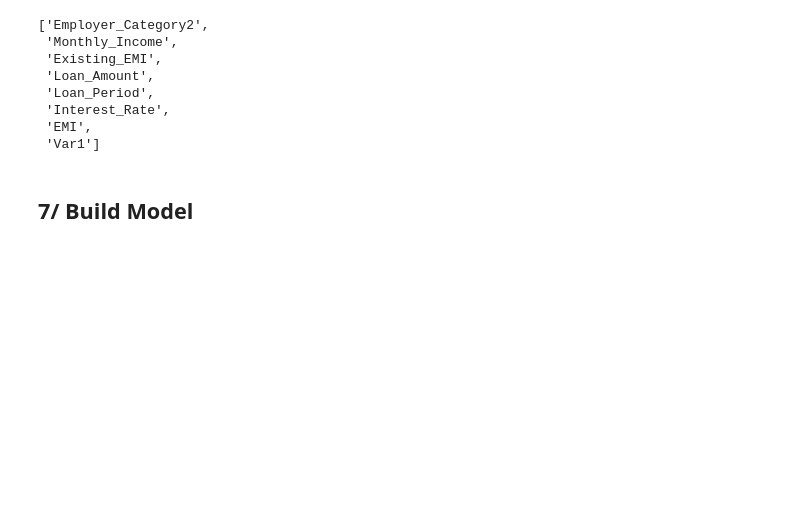
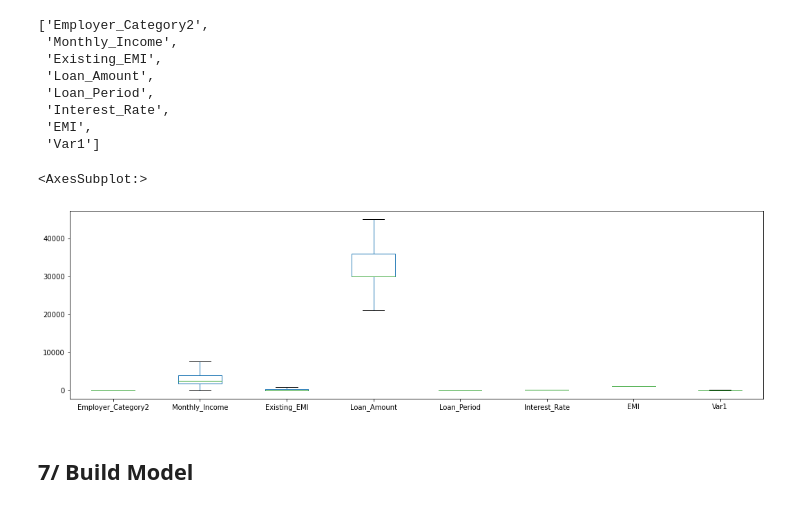
Before and after one commit to KunaalNaik/Python_Data_Science_Course, a Jupyter notebook: 2 - Pandas/4 Pandas Case Study/Case Study Merge Missing Data/c3_leads_Outlier_inclass_6Mar2022.ipynb, the cells around one changed output. Drawn from its saved outputs; the diff is of its cells as text; code cells hidden in the pictures; blank space fills up the shorter version.

```diff
--- a/2 - Pandas/4 Pandas Case Study/Case Study Merge Missing Data/c3_leads_Outlier_inclass_6Mar2022.ipynb
+++ b/2 - Pandas/4 Pandas Case Study/Case Study Merge Missing Data/c3_leads_Outlier_inclass_6Mar2022.ipynb
@@ -158,13 +160,13 @@ Q3 =
 # %%
 # Calculate IQR
-IQR =
+IQR = Q3 - Q1
 # %%
 # Calculate Upper and Lower Whisker
-Lower_Whisker =
-Upper_Whisker =
+Lower_Whisker = Q1 - 1.5 * IQR
+Upper_Whisker = Q3 + 1.5 * IQR
 # %%
-# Commit Changes to the Train Data
-train['Monthly_Income'] =
+# Commit Changes to the Train Data - =IF(A2>Upper_Whisker,Upper_Whisker,A2)
+train['Monthly_Income'] = train['Monthly_Income'].apply(lambda x : Upper_Whisker if x > Upper_Whisker else x)
 # %%
 # Check Histogram
 train['Monthly_Income'].plot.hist()
@@ -192,15 +195,28 @@ train['Monthly_Income'].plot.box()
 # %%
 # Write a loop to do for all Numerical Features
 for feat in numerical_features:
-    Q1 =
-    Q3 =
+    Q1 = train[feat].quantile(0.25)
+    Q3 = train[feat].quantile(0.75)
 
-    IQR =
+    IQR = Q3 - Q1
 
-    Lower_Whisker =
-    Upper_Whisker =
+    Lower_Whisker = Q1 - 1.5 * IQR
+    Upper_Whisker = Q3 + 1.5 * IQR
 
-    train[] =
+    train[feat] = train[feat].apply(lambda x : Upper_Whisker if x > Upper_Whisker else x)
+    train[feat] = train[feat].apply(lambda x : Lower_Whisker if x < Lower_Whisker else x)
+# %%
+train[['Employer_Category2',
+ 'Monthly_Income',
+ 'Existing_EMI',
+ 'Loan_Amount',
+ 'Loan_Period',
+ 'Interest_Rate',
+ 'EMI',
+ 'Var1']].plot.box(figsize = (18,5))
+# %% [output]
+<AxesSubplot:>
+[figure, added]
 # %% [markdown]
 ## 7/ Build Model
 # %% [markdown]
```
Also changed, not shown: parts of 4 cells of this notebook, 4 other files.
